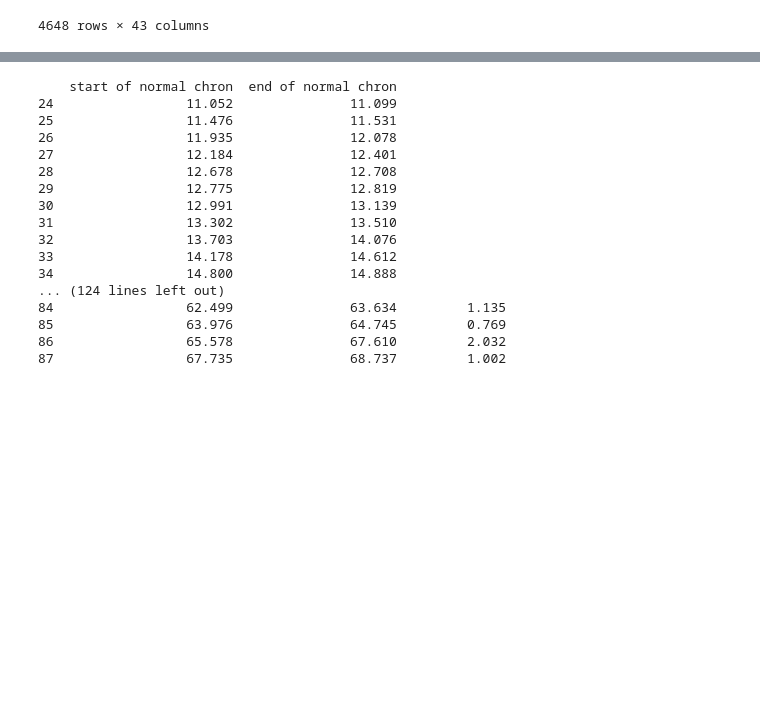
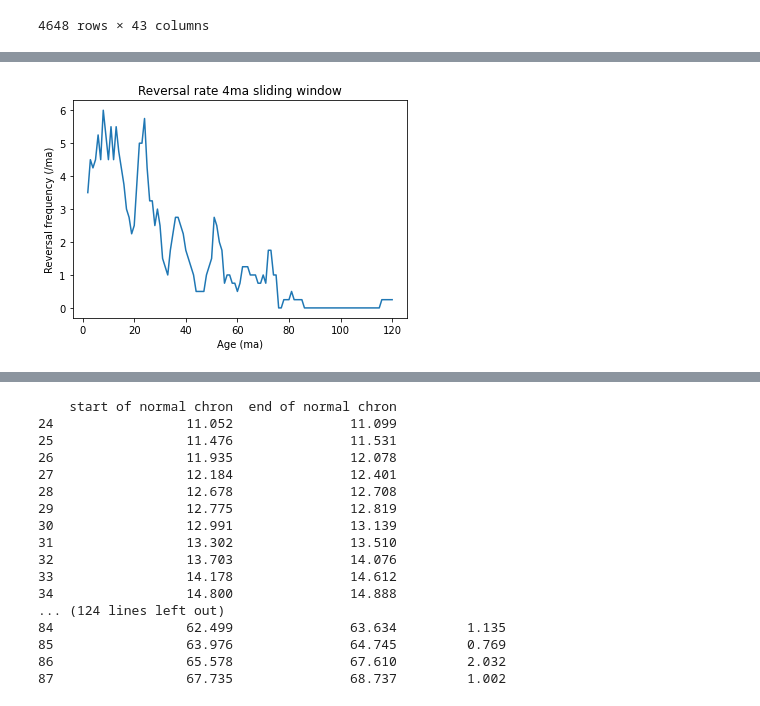
Before and after one commit to MurrayJaneMary/Stochastic, a Jupyter notebook: Analyse PINT and GPTS data.ipynb, the cells around one changed output, grey strips where cells are left out. Saved outputs shown, nothing was run; the diff lists cells and outputs as text; code cells hidden in the pictures; blank space fills up the shorter version.

```diff
--- a/Analyse PINT and GPTS data.ipynb
+++ b/Analyse PINT and GPTS data.ipynb
@@ -108,0 +232,8 @@ gptsList
+# %%
+plt.plot(ages, revFreqs)
+plt.title('Reversal rate 4ma sliding window')
+plt.xlabel('Age (ma)')
+plt.ylabel('Reversal frequency (/ma)')
+plt.show()
+# %% [output]
+[figure, added]
```
Also changed, not shown: parts of 10 cells of this notebook.
